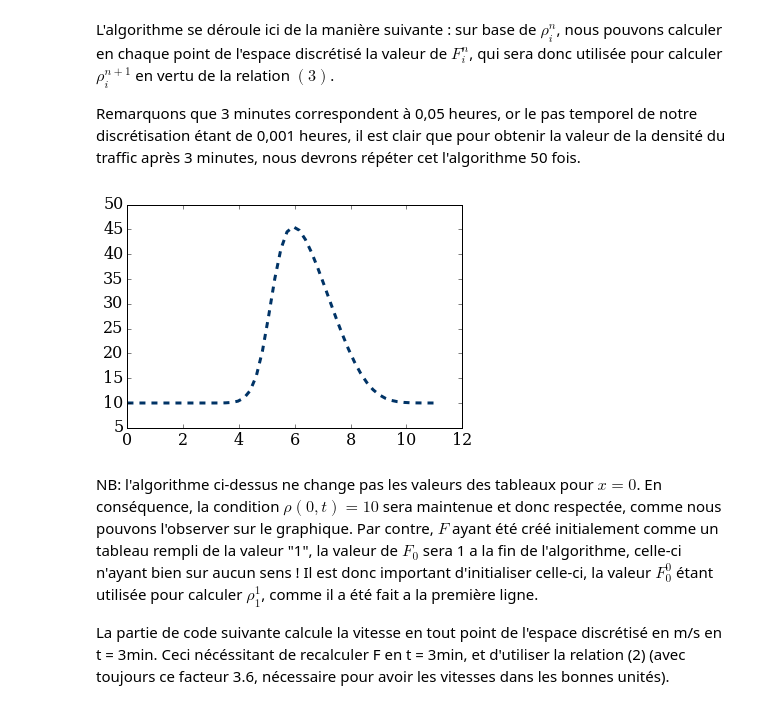
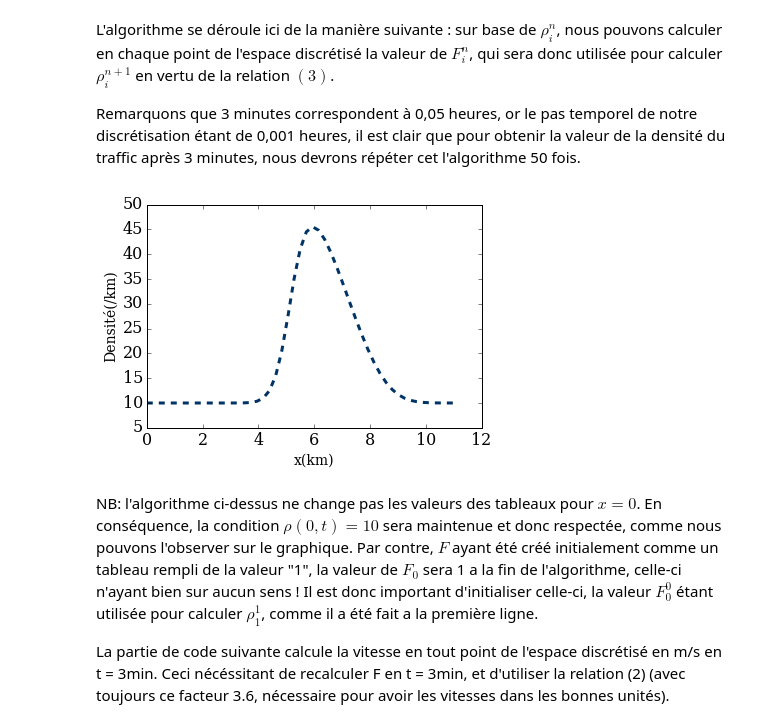
Before and after one commit to Regaban/numerical-mooc, a Jupyter notebook: working/Traffic flow.ipynb, the cells around one changed output. Saved outputs shown, nothing was run; the diff lists cells and outputs as text; code cells hidden in the pictures.

```diff
--- a/working/Traffic flow.ipynb
+++ b/working/Traffic flow.ipynb
@@ -107,8 +111,10 @@ for n in range(50):
 # %%
 pyplot.plot(x, rho, color='#003366', ls='--', lw=3)
 pyplot.ylim(5,50);
+pyplot.xlabel("x(km)",fontsize=14);
+pyplot.ylabel("Densité(/km)",fontsize=14);
 # %% [output]
-[figure, old version]
+[figure, new version]
 # %% [markdown]
 NB:
 l'algorithme ci-dessus ne change pas les valeurs des tableaux pour $x=0$. En conséquence, la condition $\rho(0,t)=10$ sera maintenue et donc respectée, comme nous pouvons l'observer sur le graphique. Par contre, $F$ ayant été créé initialement comme un tableau rempli de la valeur "1", la valeur de $F_0$ sera 1 a la fin de l'algorithme, celle-ci n'ayant bien sur aucun sens ! Il est donc important d'initialiser celle-ci, la valeur $F_0^0$ étant utilisée pour calculer $\rho_1^1$, comme il a été fait a la première ligne.
```
Also changed, not shown: parts of 12 cells of this notebook.
